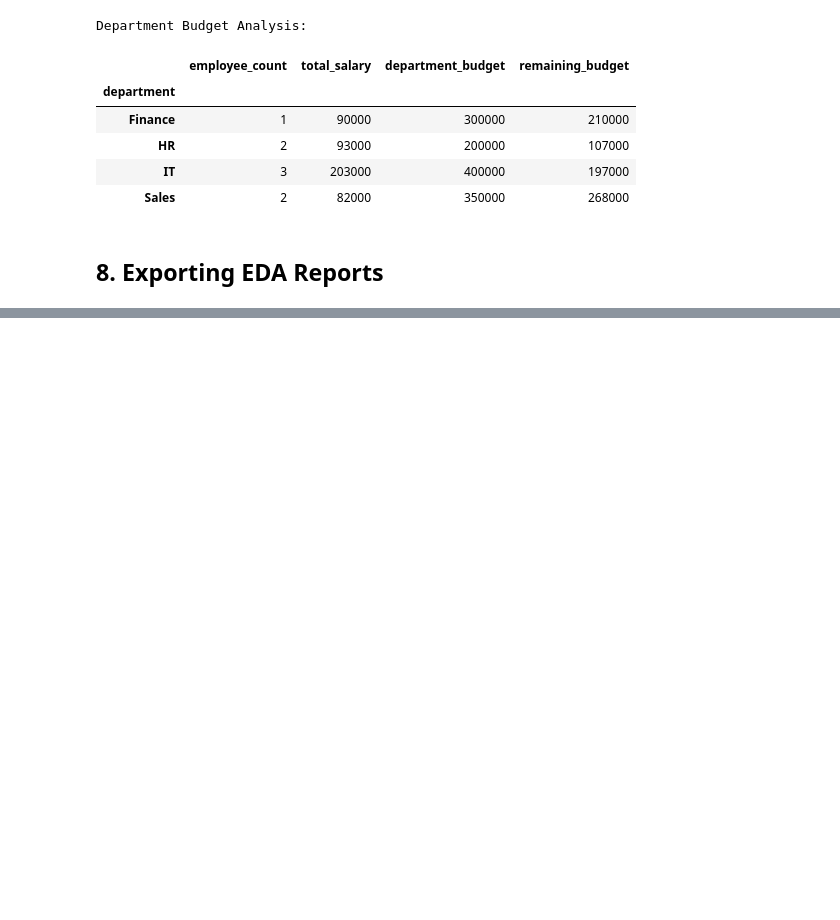
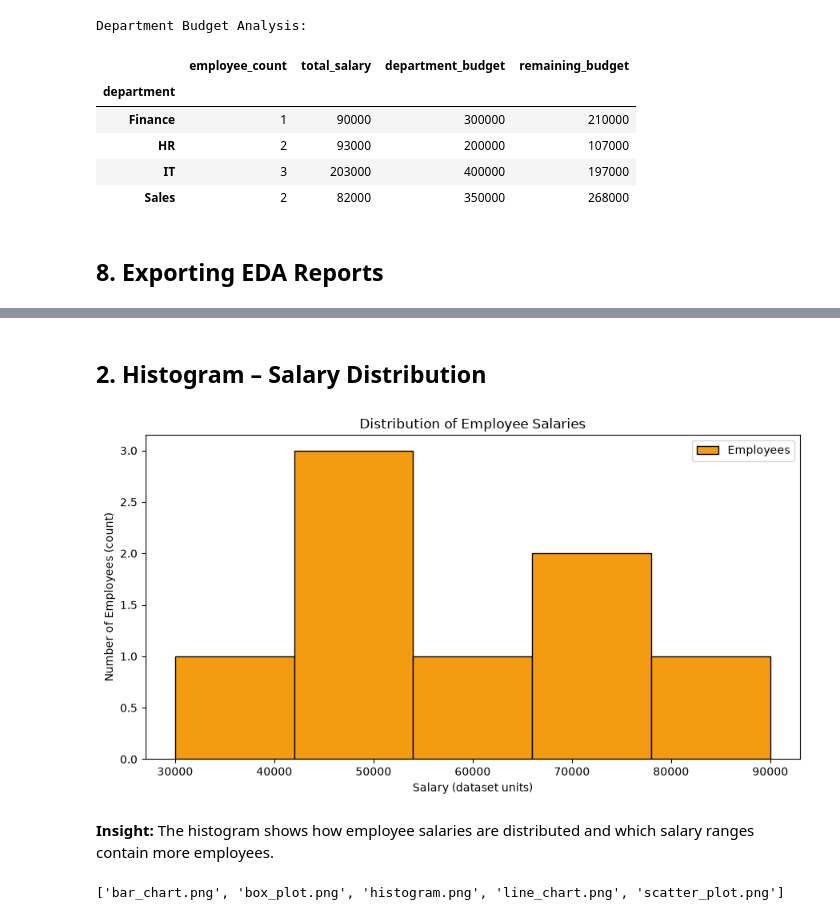
Before and after one commit to barathYoho/employee-data-analysis, a Jupyter notebook: notebooks/employee_analysis.ipynb, the cells around one changed output, grey strips where cells are left out. Drawn from its saved outputs; the diff is of its cells as text; code cells hidden in the pictures; blank space fills up the shorter version.

```diff
--- a/notebooks/employee_analysis.ipynb
+++ b/notebooks/employee_analysis.ipynb
@@ -356,0 +442,31 @@ Department Budget Analysis:
+# %% [markdown]
+## 2. Histogram – Salary Distribution
+# %%
+
+plt.figure(figsize=(9, 5))
+
+plt.hist(
+    df["salary"],
+    bins=5,
+    color="#F39C12",
+    edgecolor="black",
+    label="Employees"
+)
+
+plt.title("Distribution of Employee Salaries")
+plt.xlabel("Salary (dataset units)")
+plt.ylabel("Number of Employees (count)")
+plt.legend()
+plt.tight_layout()
+
+plt.savefig("../reports/figures/histogram.png", dpi=300)
+plt.show()
+# %% [output]
+[figure, added]
+# %% [markdown]
+**Insight:** The histogram shows how employee salaries are distributed and which salary ranges contain more employees.
+# %%
+import os
+print(os.listdir("../reports/figures"))
+# %% [output]
+['bar_chart.png', 'box_plot.png', 'histogram.png', 'line_chart.png', 'scatter_plot.png']
```
Also changed, not shown: parts of 22 cells of this notebook, 5 other files.
